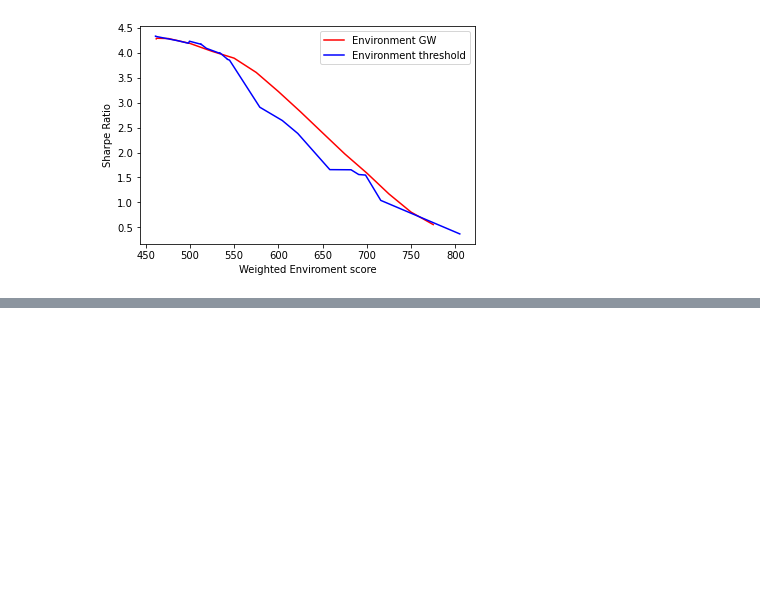
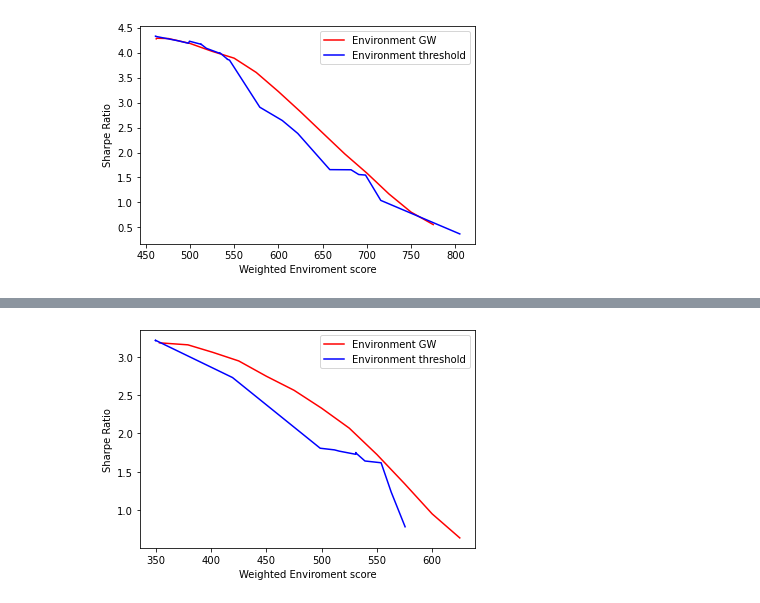
Before and after one commit to FerdinandBjerreWahl/BA, a Jupyter notebook: ESG_effient_frontier.ipynb, the cells around one changed output, grey strips where cells are left out. Drawn from its saved outputs; the diff is of its cells as text; code cells hidden in the pictures; blank space fills up the shorter version.

```diff
--- a/ESG_effient_frontier.ipynb
+++ b/ESG_effient_frontier.ipynb
@@ -96,0 +99,19 @@ plt.savefig('Threshold vs GW')
+# %%
+file_path = "ESG_DATA.csv"
+esg = read_data(file_path)
+column_name = 'environment_score'
+column_value = 'High'
+threshold = 0
+operator = 'geq'
+prefixes= ['DK','NO','SE']
+start_date = '2000-01-01'
+end_date = '2020-01-01'
+rf = 0.00
+#If you want montly
+#time = 'M'
+
+#If you want yearly
+time = 'y'
+score = 'environment_score'
+# %%
+returnsN = gfs(file_path, column_name, column_value, prefixes, start_date, end_date, time=time, threshold=threshold, operator=operator)
@@ -96,0 +140,2 @@ plt.savefig('Threshold vs GW')
+# %%
+ESG_fron = ESG_efficient_frontier(file_path, column_name, column_value, prefixes, start_date, end_date, time='y', operator=operator, esg=esg, rf=rf, score=score,upper_limit=600)
@@ -96,0 +160,2 @@ plt.savefig('Threshold vs GW')
+# %%
+ESG_GW = ESG_efficient_frontier_gw(rf,returnsN,esg,score,lower_limit = 350, upper_limit = 650)
@@ -96,0 +180,9 @@ plt.savefig('Threshold vs GW')
+# %%
+plt.plot(ESG_GW[1], ESG_GW[0],label='Environment GW', color = 'red')
+plt.plot(ESG_fron[1], ESG_fron[0], label='Environment threshold', color = 'blue')
+plt.xlabel('Weighted Enviroment score')
+plt.ylabel('Sharpe Ratio')
+plt.legend()
+plt.savefig('Threshold vs GW Nordic')
+# %% [output]
+[figure, added]
```
Also changed, not shown: parts of 4 cells of this notebook, 3 other files.
